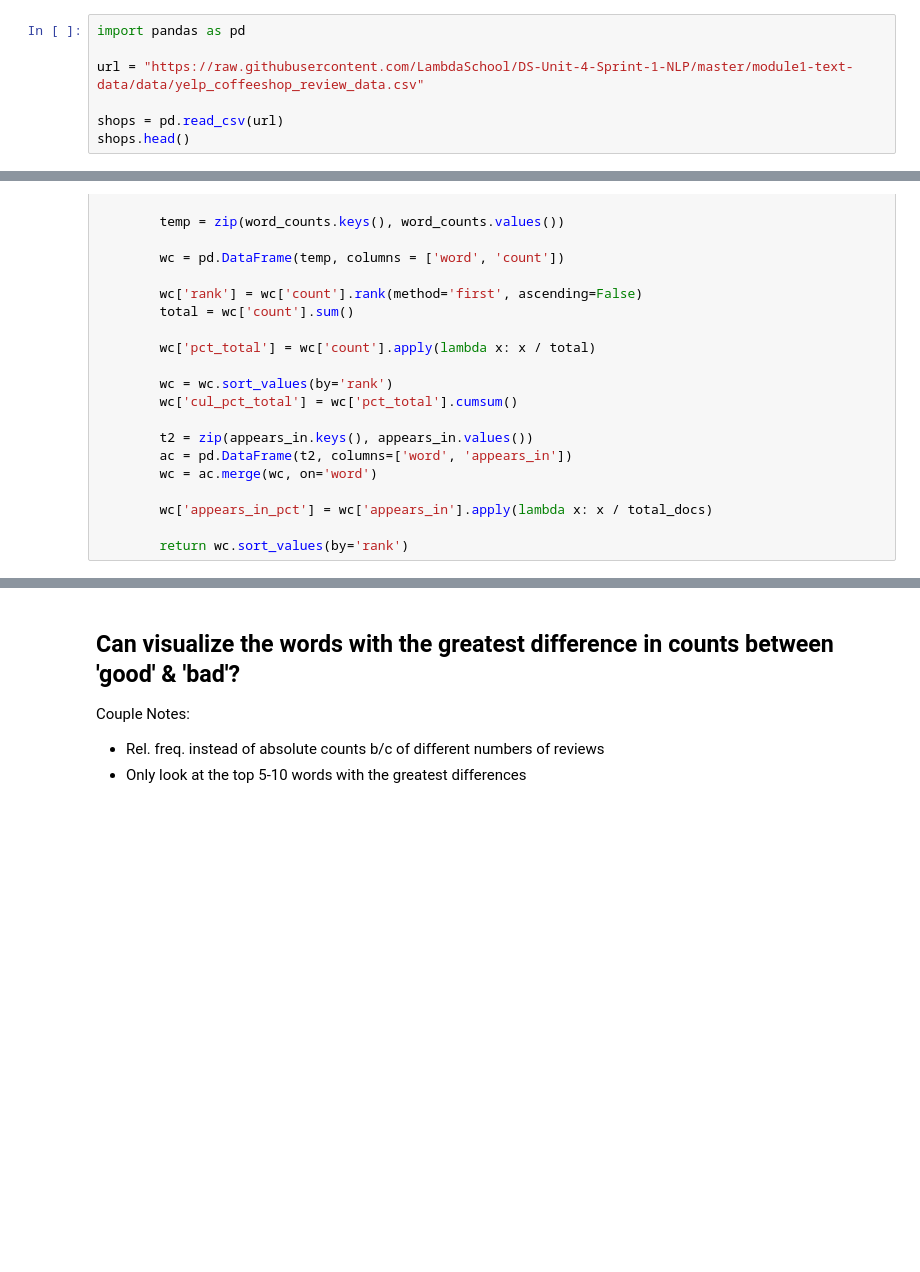
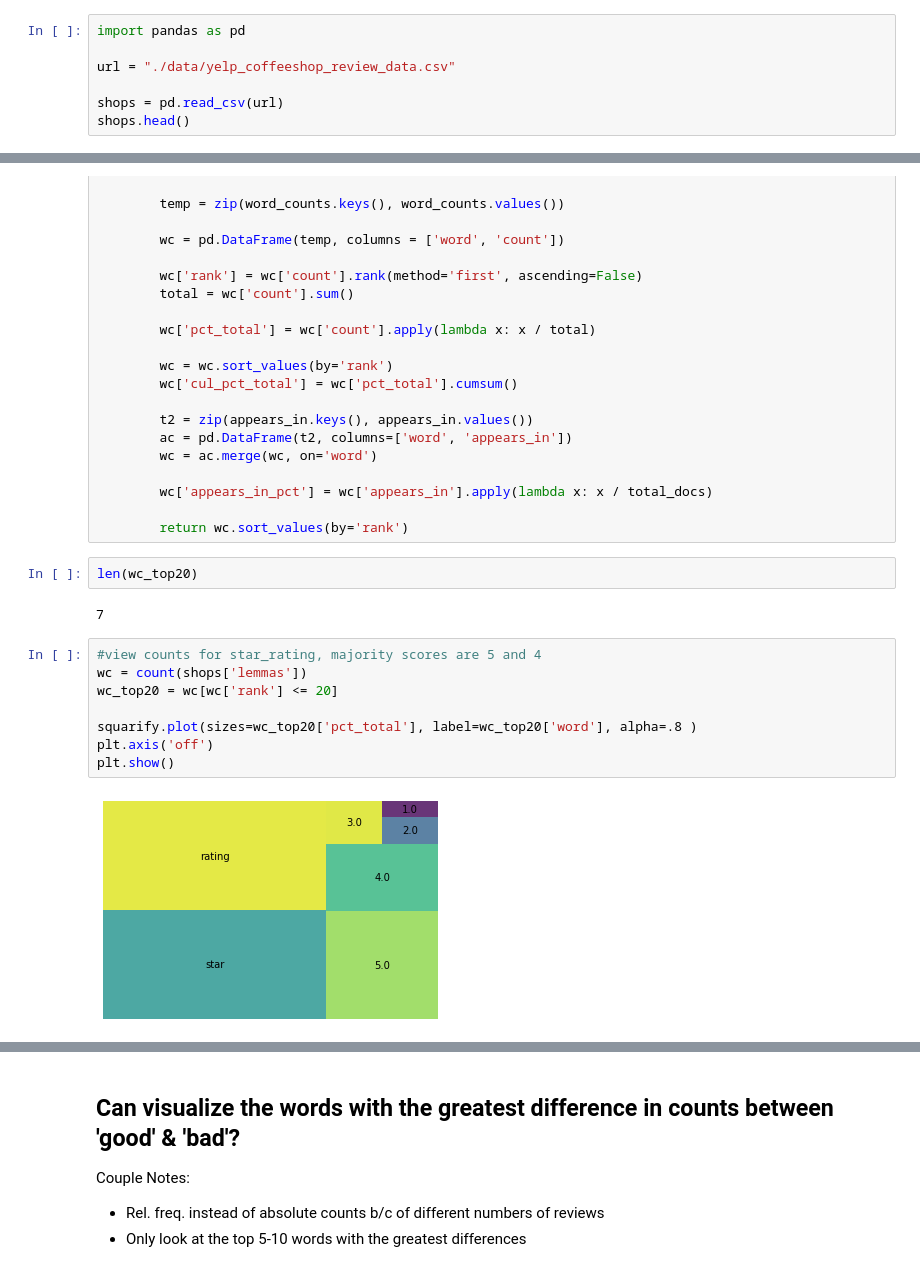
Before and after one commit to nephylum/DS-Unit-4-Sprint-1-NLP, a Jupyter notebook: module1-text-data/LS_DS_411_Text_Data_Assignment.ipynb, the cells around one changed output, grey strips where cells are left out. Saved outputs shown, nothing was run; the diff lists cells and outputs as text; blank space fills up the shorter version.

```diff
--- a/module1-text-data/LS_DS_411_Text_Data_Assignment.ipynb
+++ b/module1-text-data/LS_DS_411_Text_Data_Assignment.ipynb
@@ -26,7 +26,7 @@ YouTubeVideo('Jml7NVYm8cs')
 # %%
 import pandas as pd
 
-url = "https://raw.githubusercontent.com/LambdaSchool/DS-Unit-4-Sprint-1-NLP/master/module1-text-data/data/yelp_coffeeshop_review_data.csv"
+url = "./data/yelp_coffeeshop_review_data.csv"
 
 shops = pd.read_csv(url)
 shops.head()
@@ -144,3 +166,17 @@ def count(docs):
         wc['appears_in_pct'] = wc['appears_in'].apply(lambda x: x / total_docs)
 
         return wc.sort_values(by='rank')
+# %%
+len(wc_top20)
+# %% [output]
+7
+# %%
+#view counts for star_rating, majority scores are 5 and 4
+wc = count(shops['lemmas'])
+wc_top20 = wc[wc['rank'] <= 20]
+
+squarify.plot(sizes=wc_top20['pct_total'], label=wc_top20['word'], alpha=.8 )
+plt.axis('off')
+plt.show()
+# %% [output]
+[figure, added]
```
Also changed, not shown: parts of 17 cells of this notebook.
